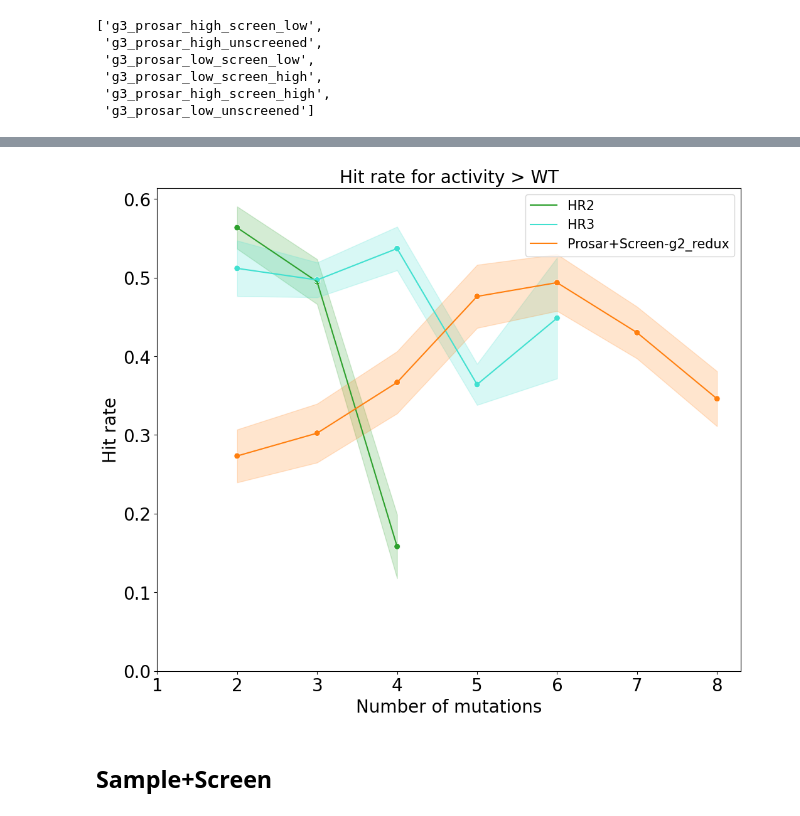
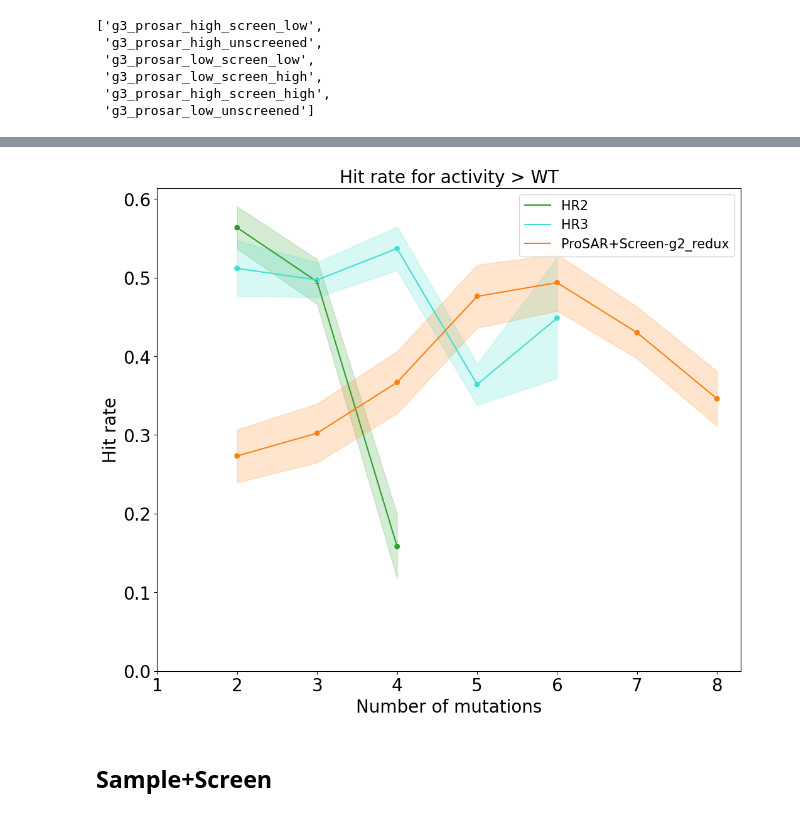
Before and after one commit to google-deepmind/nuclease_design, a Jupyter notebook: notebooks/plot_supplementary.ipynb, the cells around one changed output, grey strips where cells are left out. Cells and saved outputs as stored; diff of their text form; code cells hidden in the pictures.

```diff
--- a/notebooks/plot_supplementary.ipynb
+++ b/notebooks/plot_supplementary.ipynb
@@ -192,18 +192,18 @@ _ = ax.legend(bbox_to_anchor=(1.05, 1.0), fontsize=15)
 # %%
 ax = make_plot(
     df,
     [
         'g2_hit_recombination',
         'g3_hit_recombination',
         'prosar+screen_g2_redux',
     ],
-    ['HR2', 'HR3', 'Prosar+Screen-g2_redux'],
+    ['HR2', 'HR3', 'ProSAR+Screen-g2_redux'],
     'wt',
     [plotting.HR_COLOR, 'turquoise', plotting.ML_COLOR],
 )
 _ = ax.legend(fontsize=15)
 # %% [output]
-[figure, old version]
+[figure, new version]
 # %% [markdown]
 ## Sample+Screen
 # %%
```
Also changed, not shown: parts of 10 cells of this notebook, 3 other files.
